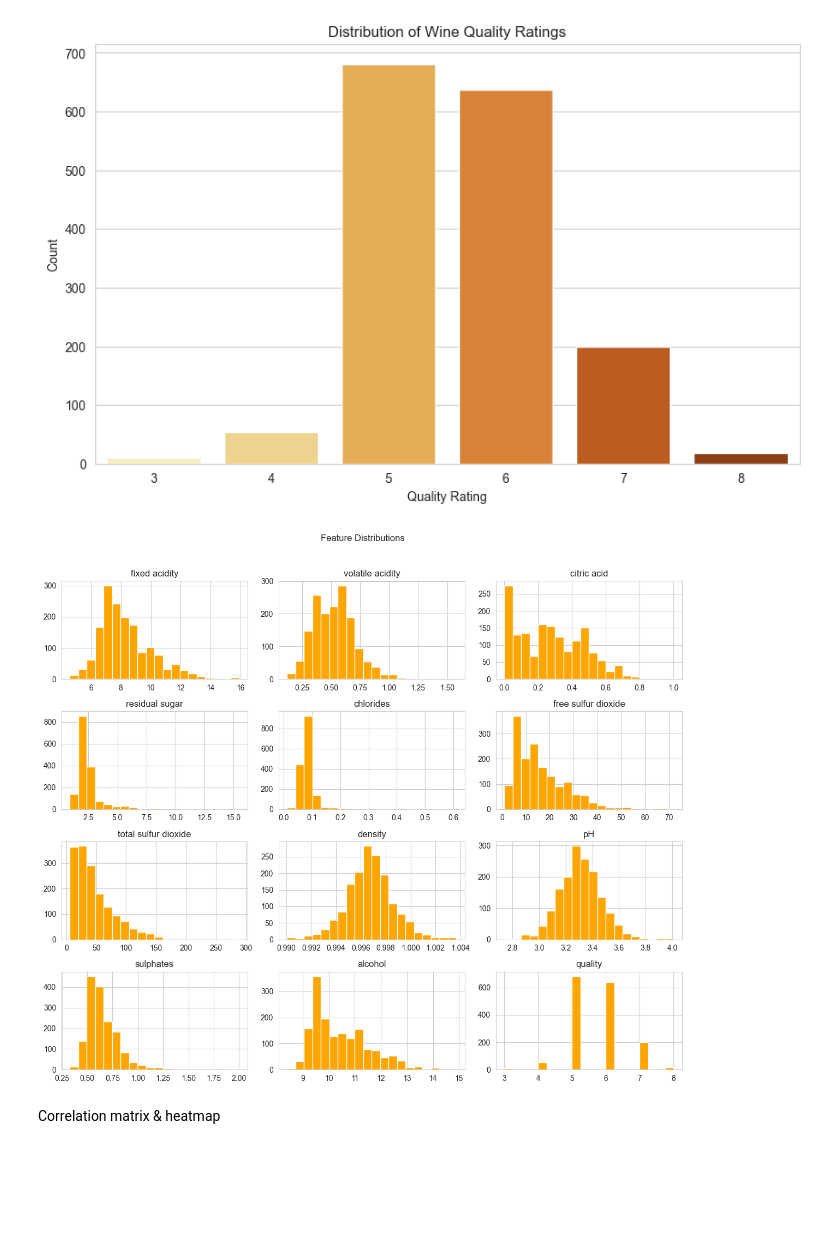
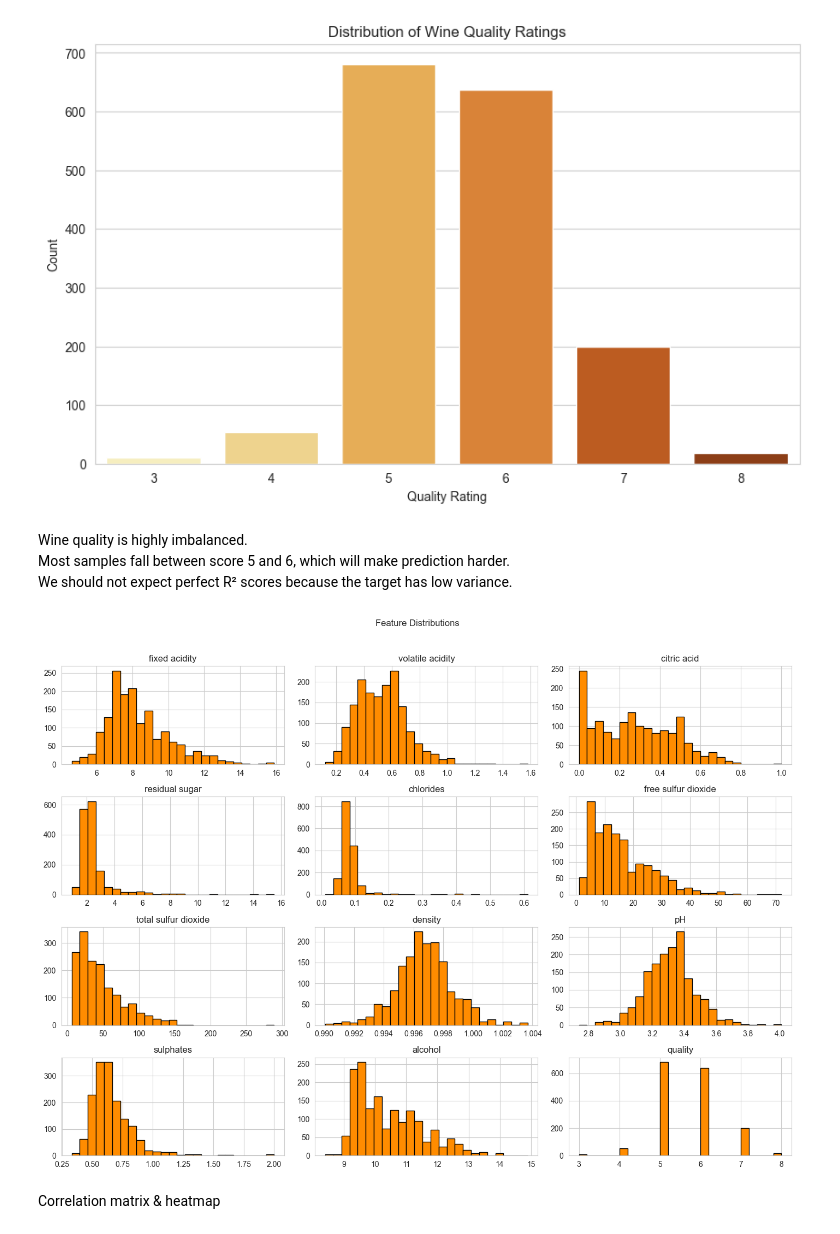
Before and after one commit to varannaibence/Wine-Quality-Prediction-using-ML-Pipelines, a Jupyter notebook: notebooks/01_EDA.ipynb, the cells around one changed output. Saved outputs shown, nothing was run; the diff lists cells and outputs as text; code cells hidden in the pictures; blank space fills up the shorter version.

```diff
--- a/notebooks/01_EDA.ipynb
+++ b/notebooks/01_EDA.ipynb
@@ -58,15 +58,19 @@ Passing `palette` without assigning `hue` is deprecated and will be removed in v
 
   sns.countplot(x='quality', data=df, palette='YlOrBr', order=sorted(df['quality'].unique()))
 [figure]
+# %% [markdown]
+Wine quality is highly imbalanced.
+Most samples fall between score 5 and 6, which will make prediction harder.
+We should not expect perfect R² scores because the target has low variance.
 # %%
-df.hist(figsize=(12,10), bins=20, color='orange')
+df.hist(figsize=(14,10), bins=25, edgecolor='black', color='#FF8C00')
 plt.suptitle("Feature Distributions", y=1.02)
 plt.tight_layout()
 plt.savefig('../visuals/feature_histograms.png', dpi=300, bbox_inches='tight')
 plt.show()
 plt.close()
 # %% [output]
-[figure, old version]
+[figure, new version]
 # %% [markdown]
 Correlation matrix & heatmap
 # %%
```
Also changed, not shown: parts of 1 cell of this notebook, 6 other files.
